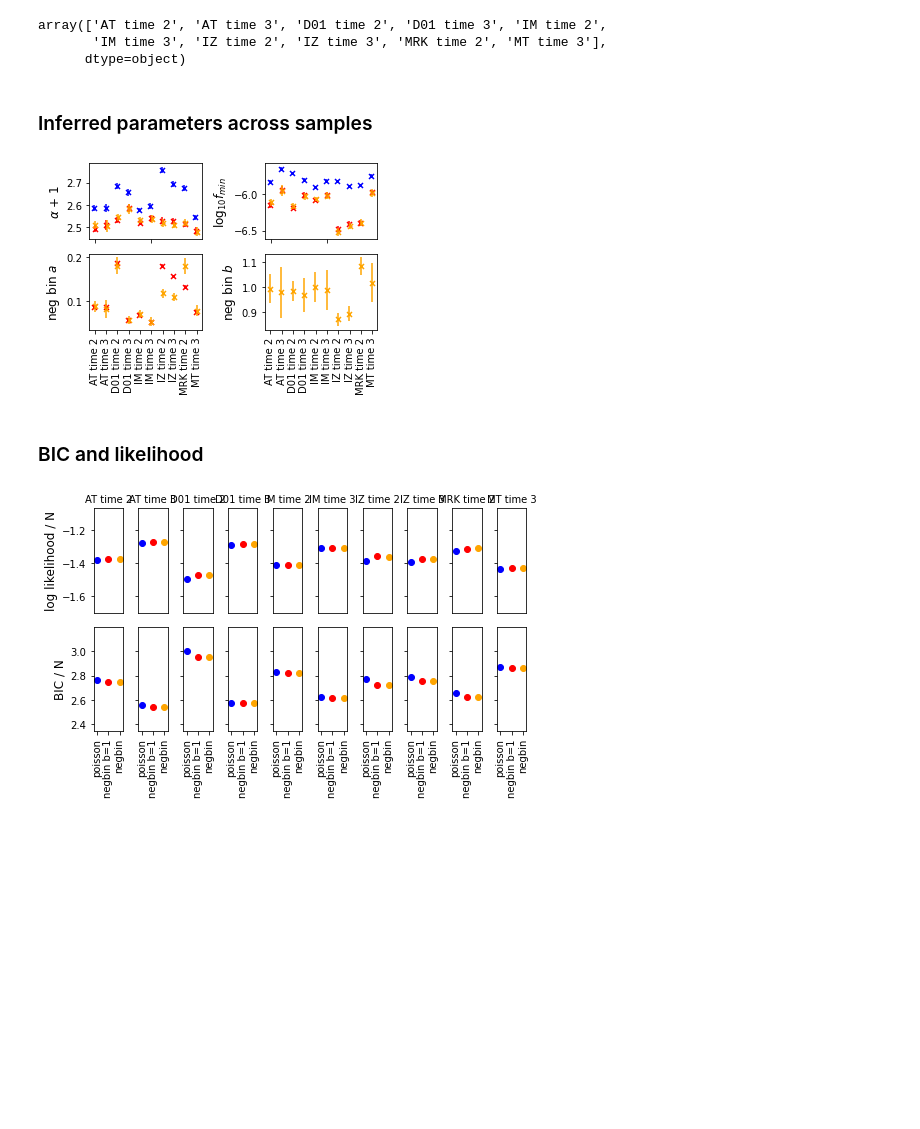
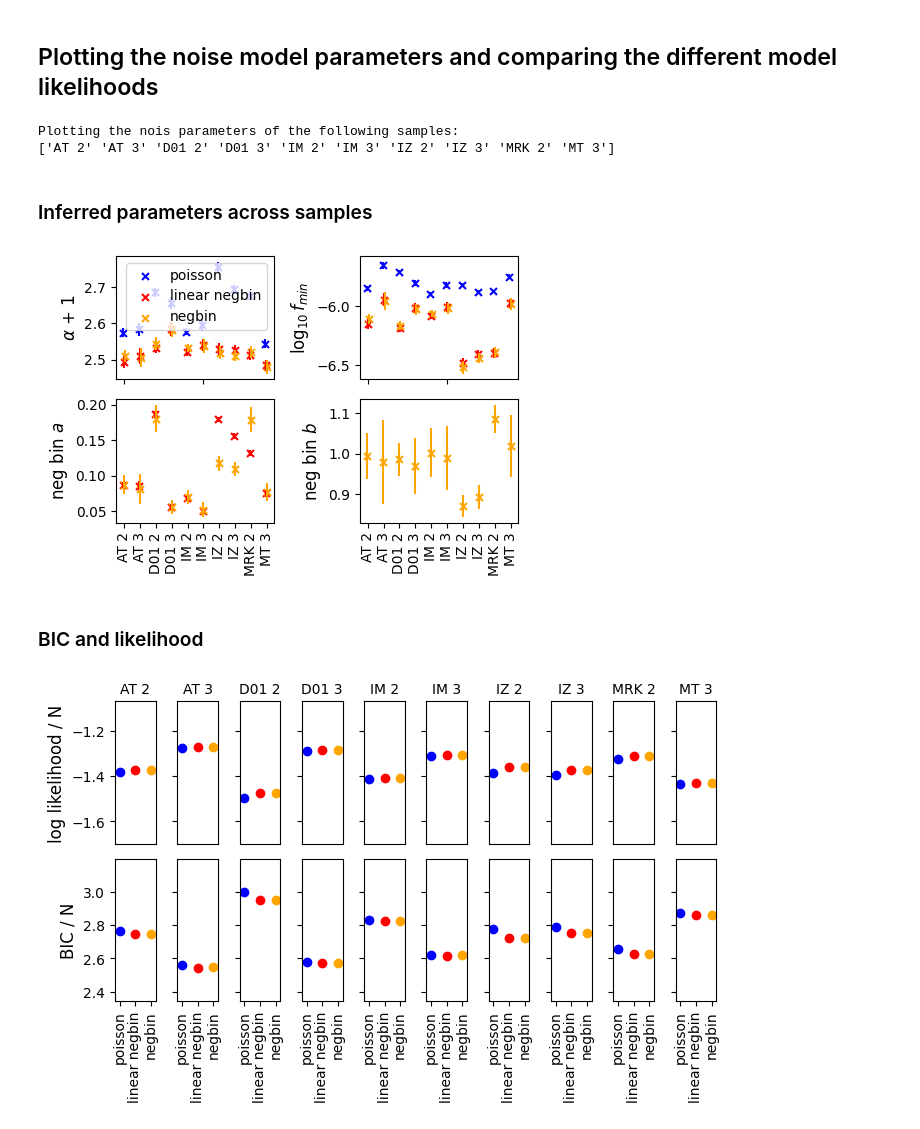
Before and after one commit to statbiophys/memory_plasmab_dynamics, a Jupyter notebook: Mikelov_data/7.2_infer_noise_results.ipynb, the cells around one changed output. Drawn from its saved outputs; the diff is of its cells as text; code cells hidden in the pictures; blank space fills up the shorter version.

Commit message:
updating noise notebooks

```diff
--- a/Mikelov_data/7.2_infer_noise_results.ipynb
+++ b/Mikelov_data/7.2_infer_noise_results.ipynb
@@ -11,8 +10,0 @@ import data_utils as dt
-# %%
-metadata = pd.read_csv('metadata/metadata.tsv', sep='\t', index_col=0)
-metadata['name'] = metadata.index.str.split('_').str[0] + ' time ' + metadata.index.str.split('_').str[1].str[1]
-models = ['poisson', 'negbin', 'negbin_b']
-model_labels = ['poisson', 'negbin b=1', 'negbin']
-n_pars = [2, 3, 4]
-colors = ['blue', 'red', 'orange']
-markers = ['x', 'x', 'x']
@@ -21,0 +11,2 @@ samp_to_exclude = {"MRK_t3_mem", "MRK_t3_pb"}
+# %% [markdown]
+## Plotting the noise model parameters and comparing the different model likelihoods
@@ -31,12 +33,13 @@ for sample in samples:
         result_samp[model] = dt.read_noise_result(path, model)
     results[sample] = result_samp
 samples = sorted(list(samples))
-names = metadata.loc[samples].name.values
-names
+names = (metadata.index.str.split('_').str[0] + ' ' + metadata.time.astype('str')).loc[samples].values
+
+print('Plotting the nois parameters of the following samples:')
+print(names)
 # %% [output]
-array(['AT time 2', 'AT time 3', 'D01 time 2', 'D01 time 3', 'IM time 2',
-       'IM time 3', 'IZ time 2', 'IZ time 3', 'MRK time 2', 'MT time 3'],
-      dtype=object)
+Plotting the nois parameters of the following samples:
+['AT 2' 'AT 3' 'D01 2' 'D01 3' 'IM 2' 'IM 3' 'IZ 2' 'IZ 3' 'MRK 2' 'MT 3']
 # %% [markdown]
 ### Inferred parameters across samples
 # %%
@@ -65,44 +68,48 @@ for model in models:
         err_bss_samp = [results[sample][model]['err_b'] for sample in samples]
         err_bss.append(err_bss_samp)
 # %%
+model_labels = ['poisson', 'linear negbin', 'negbin']
+n_pars = [2, 3, 4]
+colors = ['blue', 'red', 'orange']
+markers = ['x', 'x', 'x']
+
 fig, axs = plt.subplots(2,2,figsize=(5, 3.5))
 
-axs[1,0].set_xticks(ticks=np.arange(len(samples)))
-axs[1,1].set_xticks(ticks=np.arange(len(samples)))
+axs[1,0].set_xticks(ticks=np.arange(len(names)))
+axs[1,1].set_xticks(ticks=np.arange(len(names)))
 axs[0,0].set_xticklabels([])
 axs[0,1].set_xticklabels([])
 axs[1,0].set_xticklabels(labels=names, rotation='vertical')
 axs[1,1].set_xticklabels(labels=names, rotation='vertical')
 
 axs[0,0].set_ylabel(r'$\alpha$ + 1', fontsize=12)
 axs[0,1].set_ylabel(r'$\log_{10} f_{min}$', fontsize=12)
 #axs[0,0].set_ylim(0, 10)
 for i in range(len(betas)):
     xs = np.arange(len(betas[0])) + 0.05 * (i - len(betas)/2)
     axs[0,0].errorbar(xs, betas[i], yerr=err_betas[i], linestyle='none', c=colors[i])
     axs[0,0].scatter(xs, betas[i], s=25, marker=markers[i], c=colors[i], label=model_labels[i])
     axs[0,1].errorbar(xs, fmins[i], yerr=err_fmins[i], linestyle='none', c=colors[i])
     axs[0,1].scatter(xs, fmins[i], s=25, marker=markers[i], c=colors[i], label=model_labels[i])
-#axs[0,0].legend()
+axs[0,0].legend()
 
 axs[1,0].set_ylabel(r'neg bin $a$', fontsize=12)
 #axs[1,0].set_ylim(0, 0.25)
 for i, mi in enumerate([1,2]):
     xs = np.arange(len(ass[0])) + 0.05 * (i - len(ass)/2)
     axs[1,0].scatter(xs, ass[i], s=25, marker=markers[i], c=colors[mi], label=model_labels[mi])
     axs[1,0].errorbar(xs, ass[i], yerr=err_ass[i], linestyle='none', c=colors[mi])
 
 axs[1,1].set_ylabel(r'neg bin $b$', fontsize=12)
 #axs[1,1].set_ylim(1, 1.15)
 for i, mi in enumerate([2]):
     xs = np.arange(len(bss[0])) + 0.05 * (i - len(bss)/2)
     axs[1,1].scatter(xs, bss[i], s=25, marker=markers[i], c=colors[mi], label=model_labels[mi])
     axs[1,1].errorbar(xs, bss[i], yerr=err_bss[i], linestyle='none', c=colors[mi])
 
 plt.tight_layout()
-#plt.savefig('plots/noise/params_'+cell+'.svg')
 # %% [output]
-[figure, old version]
+[figure, new version]
 # %% [markdown]
 ### BIC and likelihood
 # %%
@@ -146,6 +153,5 @@ for i, sample in enumerate(samples):
         axs[1,i].scatter(np.arange(len(models))[j], bics[i][j], color=colors[j])
 
 plt.tight_layout()
-#plt.savefig('plots/noise/BIC_'+cell+'.svg')
 # %% [output]
-[figure, old version]
+[figure, new version]
```
Also changed, not shown: parts of 3 cells of this notebook, 7 other files.
